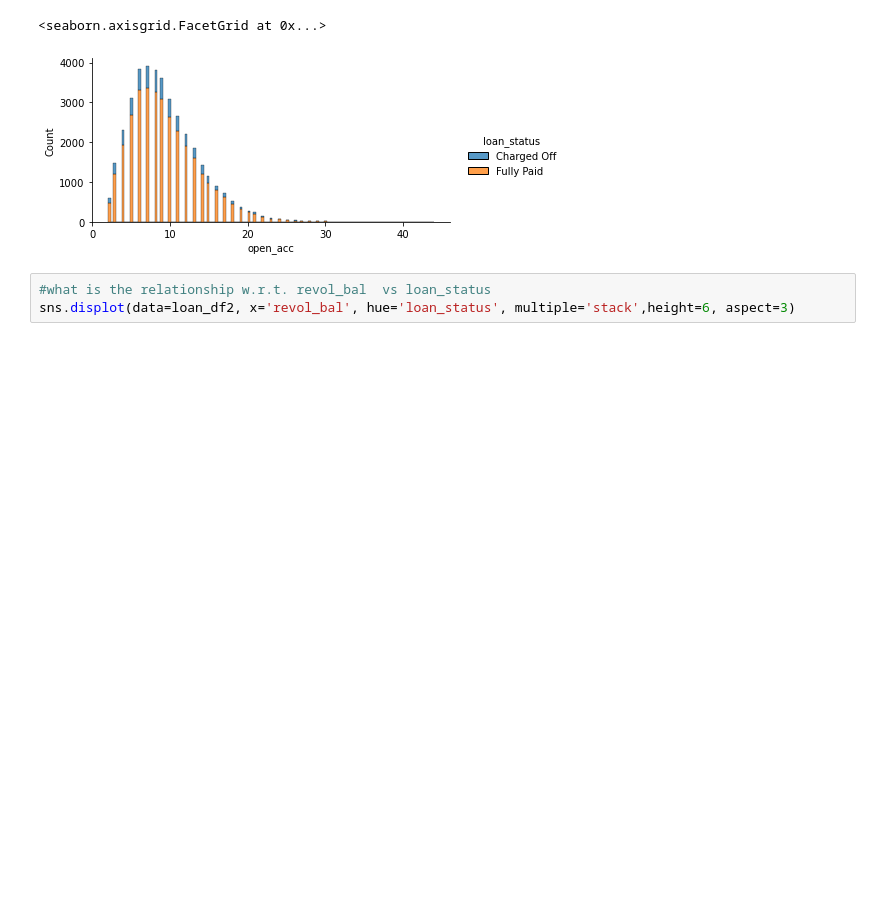
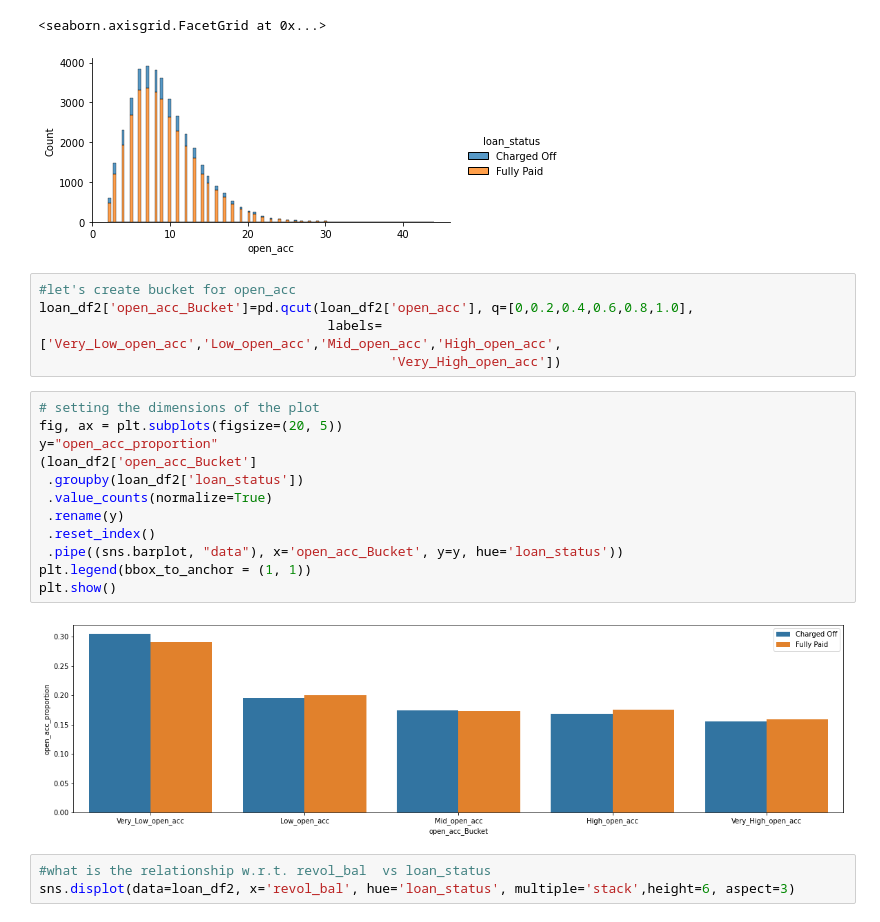
Before and after one commit to JamshedAhsan/fraud-detection, a Jupyter notebook: Case-Study-Lending-Loan-Club.ipynb, the cells around one changed output. Cells and saved outputs as stored; diff of their text form; blank space fills up the shorter version.

```diff
--- a/Case-Study-Lending-Loan-Club.ipynb
+++ b/Case-Study-Lending-Loan-Club.ipynb
@@ -1772,6 +1801,25 @@ sns.displot(data=loan_df2, x='open_acc', hue='loan_status', multiple='stack',hei
 # %% [output]
 <seaborn.axisgrid.FacetGrid at 0x...>
 [figure]
+# %%
+#let's create bucket for open_acc
+loan_df2['open_acc_Bucket']=pd.qcut(loan_df2['open_acc'], q=[0,0.2,0.4,0.6,0.8,1.0],
+                                     labels=['Very_Low_open_acc','Low_open_acc','Mid_open_acc','High_open_acc',
+                                             'Very_High_open_acc'])
+# %%
+# setting the dimensions of the plot
+fig, ax = plt.subplots(figsize=(20, 5))
+y="open_acc_proportion"
+(loan_df2['open_acc_Bucket']
+ .groupby(loan_df2['loan_status'])
+ .value_counts(normalize=True)
+ .rename(y)
+ .reset_index()
+ .pipe((sns.barplot, "data"), x='open_acc_Bucket', y=y, hue='loan_status'))
+plt.legend(bbox_to_anchor = (1, 1))
+plt.show()
+# %% [output]
+[figure, added]
 # %%
 #what is the relationship w.r.t. revol_bal  vs loan_status
 sns.displot(data=loan_df2, x='revol_bal', hue='loan_status', multiple='stack',height=6, aspect=3)
```
Also changed, not shown: parts of 9 cells of this notebook.
